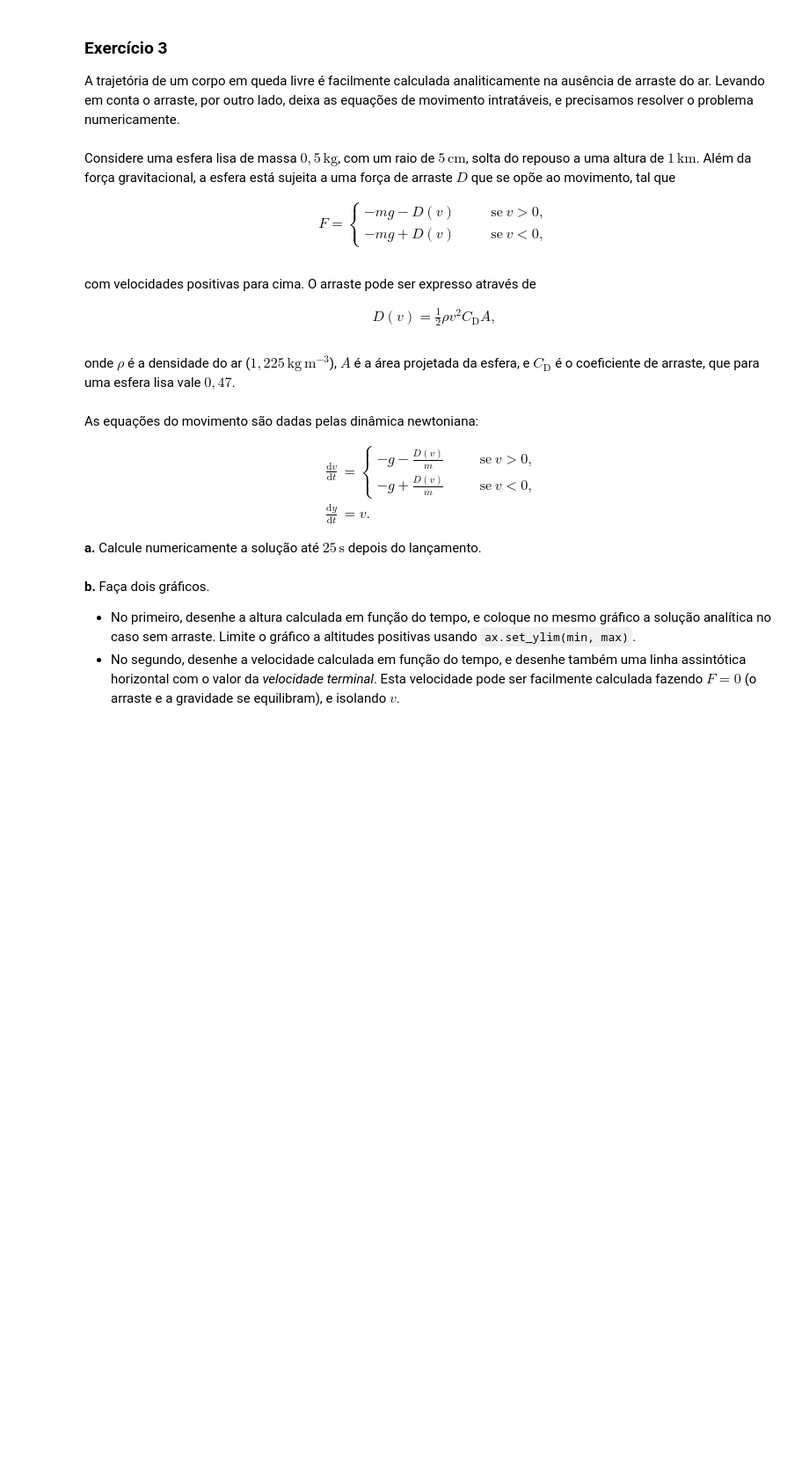
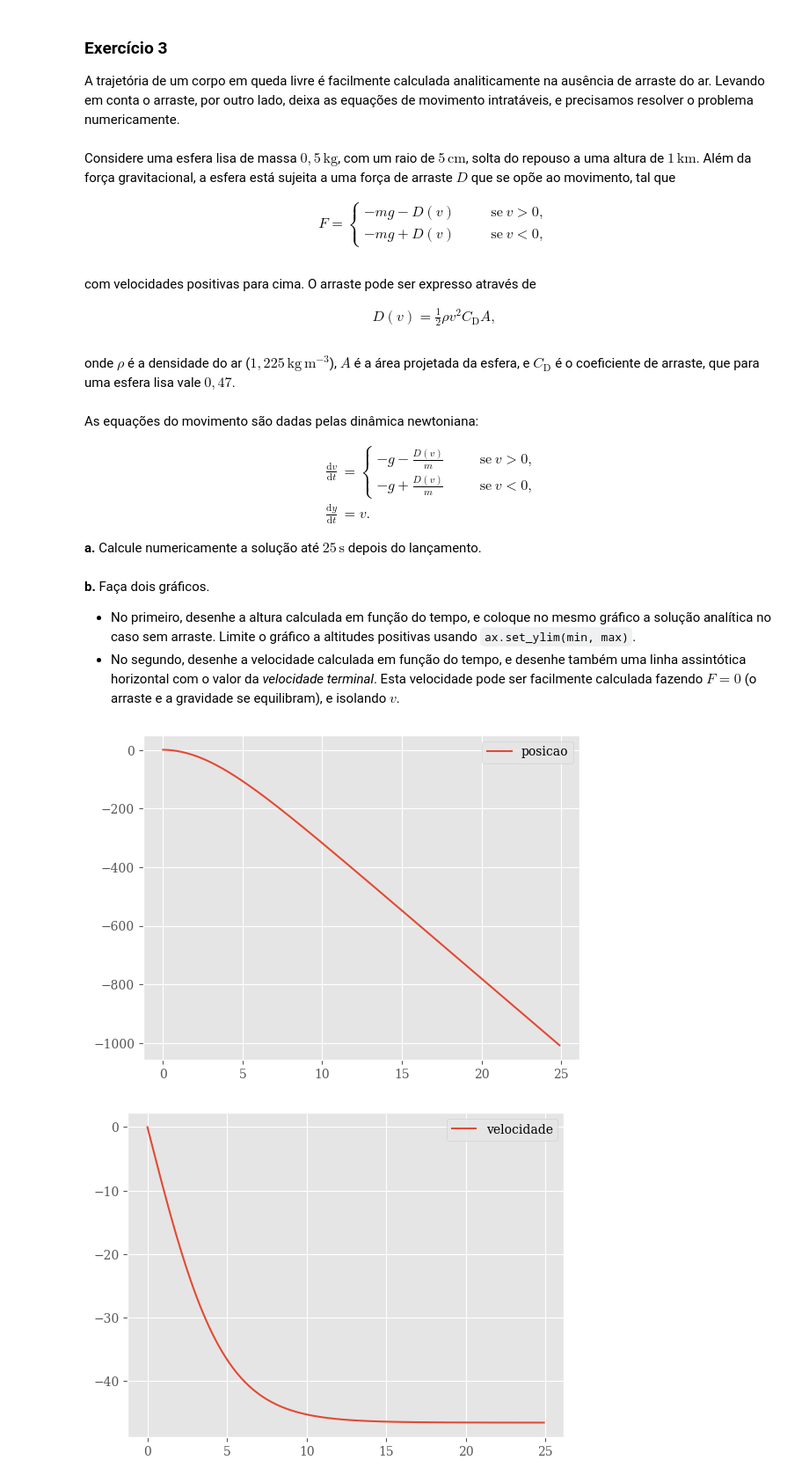
Before and after one commit to PFSLDO/FisicaComputacional, a Jupyter notebook: edo-euler-cromer.ipynb, the cells around one changed output. Shown at 88% size. Cells and saved outputs as stored; diff of their text form; code cells hidden in the pictures; blank space fills up the shorter version.

```diff
--- a/edo-euler-cromer.ipynb
+++ b/edo-euler-cromer.ipynb
@@ -201,8 +202,55 @@ As equações do movimento são dadas pelas dinâmica newtoniana:
 \end{align}
 
 **a.** Calcule numericamente a solução até $25\,\text{s}$ depois do lançamento.
+# %%
+m = 0.5
+raio = 0.05 #m
+area = np.pi * raio**2
+y0 = 1 #km
+rho = 1.225
+cd = 0.47
+v0 = 0.0
+t0 = 0.0
+tf = 25
+h = 0.1
+N = int((tf - t0)/h)
+
+t = np.zeros(N)
+v = np.zeros(N)
+v[0] = v0
+y = np.zeros(N)
+y[0] = y0
+
+for j in range(N):
+    t[j] = t0 + j * h
+
+def D(v):
+    return rho * v**2 * cd * area / 2
+
+def f(v):
+    if(v >= 0):
+        return - g - D(v) / m
+    if(v < 0):
+        return - g + D(v) / m
+
+for i in range(N-1):
+    v[i+1] = v[i] + h * f(v[i])
+    y[i+1] = y[i] + h * v[i+1]
 # %% [markdown]
 **b.** Faça dois gráficos.
 
 * No primeiro, desenhe a altura calculada em função do tempo, e coloque no mesmo gráfico a solução analítica no caso sem arraste. Limite o gráfico a altitudes positivas usando `ax.set_ylim(min, max)`.
 * No segundo, desenhe a velocidade calculada em função do tempo, e desenhe também uma linha assintótica horizontal com o valor da *velocidade terminal*. Esta velocidade pode ser facilmente calculada fazendo $F = 0$ (o arraste e a gravidade se equilibram), e isolando $v$.
+# %%
+fig, ax = plt.subplots()
+ax.plot(t, y, label='posicao')
+ax.legend()
+plt.show()
+
+fig, ax = plt.subplots()
+ax.plot(t, v, label='velocidade')
+ax.legend()
+plt.show()
+# %% [output]
+[figure, added]
+[figure, added]
```
Also changed, not shown: parts of 1 cell of this notebook.
